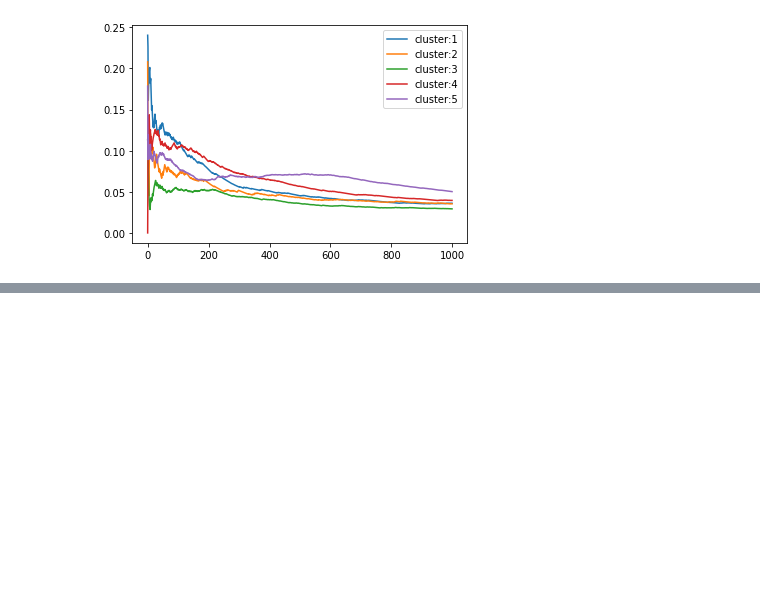
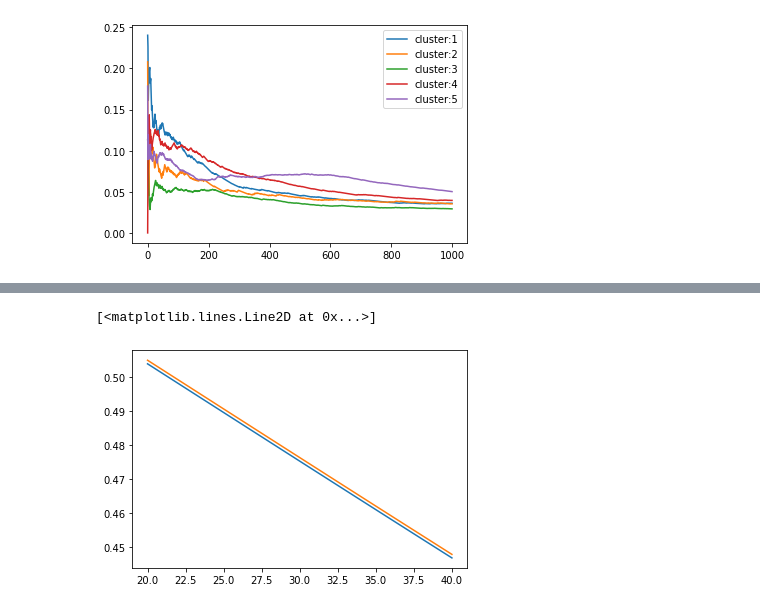
Before and after one commit to dhdcjswo/MAB_meta, a Jupyter notebook: notebook/02_recommendation.ipynb, the cells around one changed output, grey strips where cells are left out. Cells and saved outputs as stored; diff of their text form; code cells hidden in the pictures; blank space fills up the shorter version.

```diff
--- a/notebook/02_recommendation.ipynb
+++ b/notebook/02_recommendation.ipynb
@@ -362,7 +147,0 @@ array([ 40.,  34.,  29.,  34.,  48.,  44.,  46.,  93.,  56.,  55.,  68.,
-# %%
-n=5000  # number of data points / n 유저
-k=30   # number of features / n_context
-n_a=8  # number of actions / 제공하는 영화 수
-
-D=np.random.random( (n,k))-0.5 # 유저별 정보 feature n x k
-th=np.random.random( (n_a,k) ) - 0.5 # context 마다 정보에 대응되는 모수 context n_a x k
@@ -432,0 +259,13 @@ array([ 0.18259711, -0.49193562,  0.32659899,  0.08682199, -0.53777899,
+# %%
+lb = linear_bandit(4)
+mab = MAB()
+
+k_list = []
+reward_list = []
+regret_list= []
+round_df=pd.DataFrame({'k':[],'x1':[],'x2':[],'x3':[] ,'reward':[]})
+
+user = D
+k = lb.choose_bandit(round_df, user)
+x = user[0]
+reward,regret, prob = mab.draw(k, x)
@@ -432,0 +284,12 @@ array([ 0.18259711, -0.49193562,  0.32659899,  0.08682199, -0.53777899,
+# %%
+# 나이 변수에 따른 확률값 p 차이
+x = np.linspace(20,40,100)
+f_x1 = mab.weights[0][1]*x + mab.weights[0][2]
+f_x2 = mab.weights[0][0] + mab.weights[0][1]*x + mab.weights[0][2]
+p1 = 1/(1+ np.exp(f_x1))
+p2 = 1/(1+ np.exp(f_x2))
+plt.plot(x,p1)
+plt.plot(x,p2)
+# %% [output]
+[<matplotlib.lines.Line2D at 0x...>]
+[figure, added]
```
Also changed, not shown: parts of 33 cells of this notebook.
